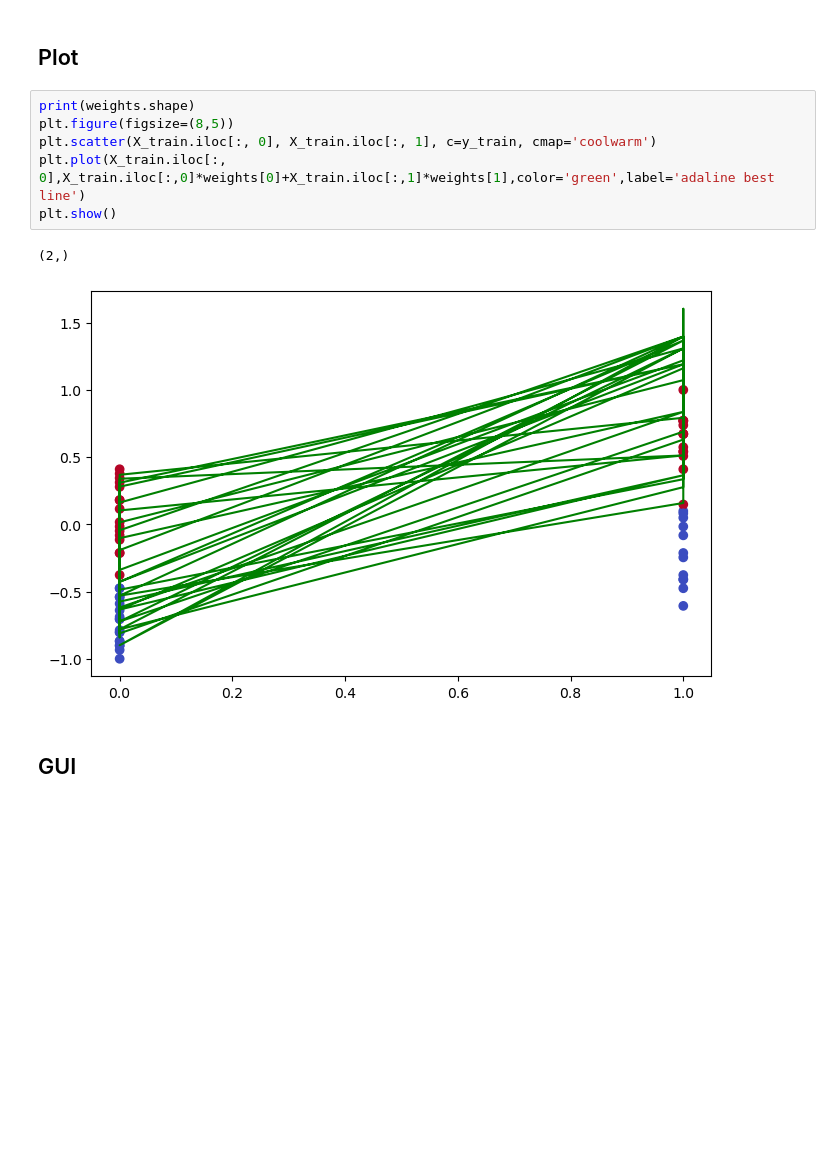
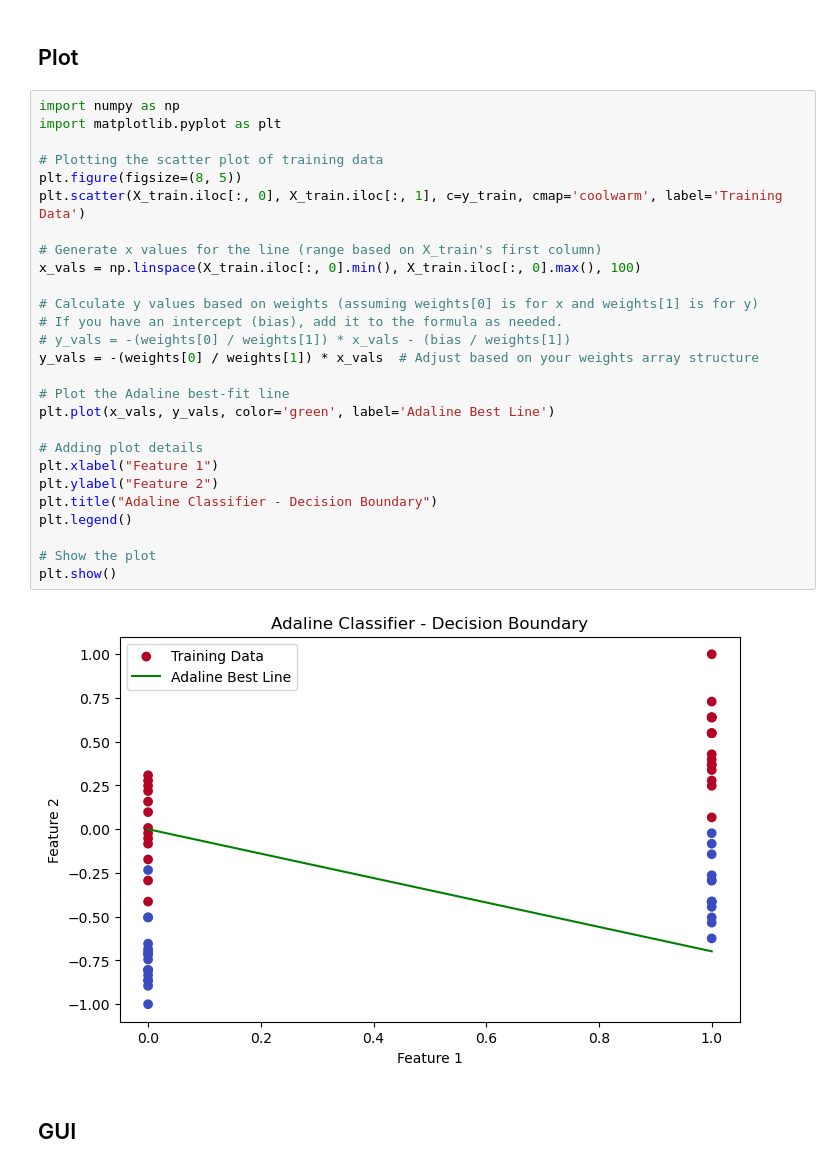
Before and after one commit to Eurus221/DSP, a Jupyter notebook: NN task 1.ipynb, the cells around one changed output. Drawn from its saved outputs; the diff is of its cells as text; blank space fills up the shorter version.

Commit message:
fixed plot

```diff
--- a/NN task 1.ipynb
+++ b/NN task 1.ipynb
@@ -176,14 +176,34 @@ print(error, confusion_matrix)
 # %% [markdown]
 ## Plot
 # %%
-print(weights.shape)
-plt.figure(figsize=(8,5))
-plt.scatter(X_train.iloc[:, 0], X_train.iloc[:, 1], c=y_train, cmap='coolwarm')
-plt.plot(X_train.iloc[:, 0],X_train.iloc[:,0]*weights[0]+X_train.iloc[:,1]*weights[1],color='green',label='adaline best line')
+import numpy as np
+import matplotlib.pyplot as plt
+
+# Plotting the scatter plot of training data
+plt.figure(figsize=(8, 5))
+plt.scatter(X_train.iloc[:, 0], X_train.iloc[:, 1], c=y_train, cmap='coolwarm', label='Training Data')
+
+# Generate x values for the line (range based on X_train's first column)
+x_vals = np.linspace(X_train.iloc[:, 0].min(), X_train.iloc[:, 0].max(), 100)
+
+# Calculate y values based on weights (assuming weights[0] is for x and weights[1] is for y)
+# If you have an intercept (bias), add it to the formula as needed.
+# y_vals = -(weights[0] / weights[1]) * x_vals - (bias / weights[1])
+y_vals = -(weights[0] / weights[1]) * x_vals  # Adjust based on your weights array structure
+
+# Plot the Adaline best-fit line
+plt.plot(x_vals, y_vals, color='green', label='Adaline Best Line')
+
+# Adding plot details
+plt.xlabel("Feature 1")
+plt.ylabel("Feature 2")
+plt.title("Adaline Classifier - Decision Boundary")
+plt.legend()
+
+# Show the plot
 plt.show()
 # %% [output]
-(2,)
-[figure, old version]
+[figure, new version]
 # %% [markdown]
 ## GUI
 # %% [markdown]
```
Also changed, not shown: parts of 1 cell of this notebook.
